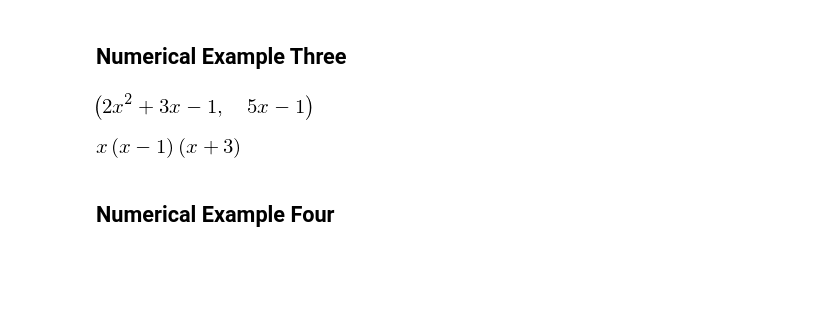
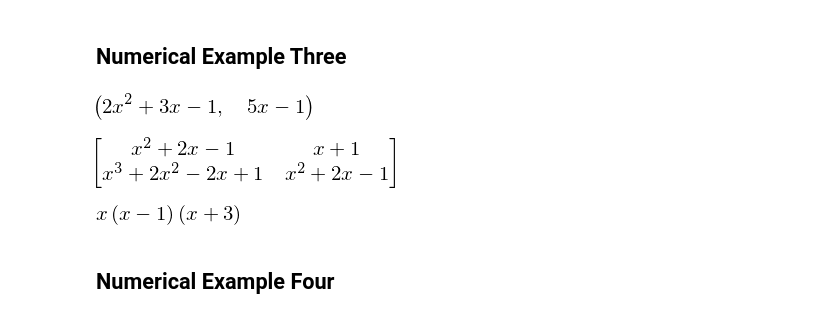
Before and after one commit to Nikoleta-v3/resultant-theory, a Jupyter notebook: notebooks/Bezout and Dixon.ipynb, the cells around one changed output. Saved outputs shown, nothing was run; the diff lists cells and outputs as text; code cells hidden in the pictures; blank space fills up the shorter version.

```diff
--- a/notebooks/Bezout and Dixon.ipynb
+++ b/notebooks/Bezout and Dixon.ipynb
@@ -83,6 +100,10 @@ g = sym.lambdify(y, x ** 2 + 3 * x - y ** 2 + 2 * y - 1)
 f(x), g(x)
 # %% [output]
 [figure]
+# %%
+bezout.cayley_bezout_matrix(f, g, y)
+# %% [output]
+[figure, added]
 # %%
 bezout.cayley_bezout_matrix(f, g, y).det().factor()
 # %% [output]
```
Also changed, not shown: parts of 11 cells of this notebook, 2 other files.
